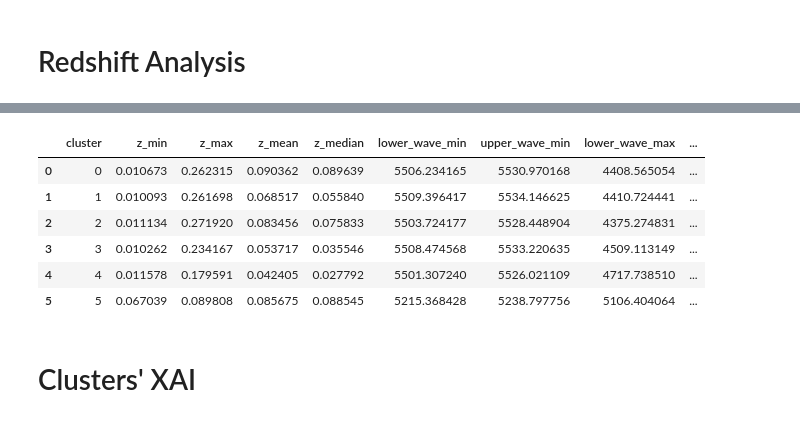
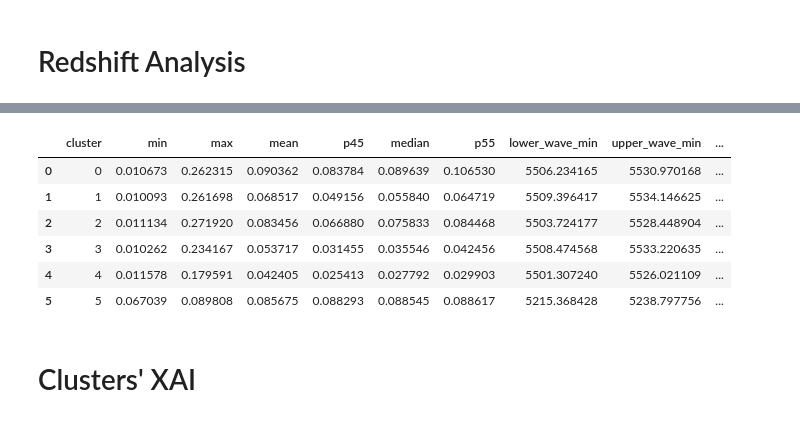
Before and after one commit to ed-ortizm/xai-astronomy, a Jupyter notebook: thesis/04_clustering_xai/03_se_cluster_analysis.ipynb, the cells around one changed output, grey strips where cells are left out. Saved outputs shown, nothing was run; the diff lists cells and outputs as text; code cells hidden in the pictures.

Commit message:
feature: compute redshift for all clusters

```diff
--- a/thesis/04_clustering_xai/03_se_cluster_analysis.ipynb
+++ b/thesis/04_clustering_xai/03_se_cluster_analysis.ipynb
@@ -588,0 +566,11 @@ z_df
+# %%
+z_df = cluster_meta_df.groupby("cluster")["z"].agg(
+    min="min",
+    max="max",
+    mean="mean",
+    p45=lambda x: x.quantile(0.45),
+    median="median",
+    p55=lambda x: x.quantile(0.55)
+).reset_index()
+z_df.to_clipboard(excel=True, index=False)
+z_df
@@ -589,22 +585,22 @@ z_df
 # %%
 low_wave, upper_wave = 5_565, 5_590
-z_df["lower_wave_min"] = low_wave / (1 + z_df["z_min"])
-z_df["upper_wave_min"] = upper_wave / (1 + z_df["z_min"])
-z_df["lower_wave_max"] = low_wave / (1 + z_df["z_max"])
-z_df["upper_wave_max"] = upper_wave / (1 + z_df["z_max"])
-z_df["lower_wave_mean"] = low_wave / (1 + z_df["z_mean"])
-z_df["upper_wave_mean"] = upper_wave / (1 + z_df["z_mean"])
-z_df["lower_wave_median"] = low_wave / (1 + z_df["z_median"])
-z_df["upper_wave_median"] = upper_wave / (1 + z_df["z_median"])
+z_df["lower_wave_min"] = low_wave / (1 + z_df["min"])
+z_df["upper_wave_min"] = upper_wave / (1 + z_df["min"])
+z_df["lower_wave_max"] = low_wave / (1 + z_df["max"])
+z_df["upper_wave_max"] = upper_wave / (1 + z_df["max"])
+z_df["lower_wave_mean"] = low_wave / (1 + z_df["mean"])
+z_df["upper_wave_mean"] = upper_wave / (1 + z_df["mean"])
+z_df["lower_wave_median"] = low_wave / (1 + z_df["median"])
+z_df["upper_wave_median"] = upper_wave / (1 + z_df["median"])
 z_df
 # %% [output]
-|  | cluster | z_min | z_max | z_mean | z_median | lower_wave_min | upper_wave_min | lower_wave_max | ... |
-| 0 | 0 | 0.010673 | 0.262315 | 0.090362 | 0.089639 | 5506.234165 | 5530.970168 | 4408.565054 | ... |
-| 1 | 1 | 0.010093 | 0.261698 | 0.068517 | 0.055840 | 5509.396417 | 5534.146625 | 4410.724441 | ... |
-| 2 | 2 | 0.011134 | 0.271920 | 0.083456 | 0.075833 | 5503.724177 | 5528.448904 | 4375.274831 | ... |
-| 3 | 3 | 0.010262 | 0.234167 | 0.053717 | 0.035546 | 5508.474568 | 5533.220635 | 4509.113149 | ... |
-| 4 | 4 | 0.011578 | 0.179591 | 0.042405 | 0.027792 | 5501.307240 | 5526.021109 | 4717.738510 | ... |
-| 5 | 5 | 0.067039 | 0.089808 | 0.085675 | 0.088545 | 5215.368428 | 5238.797756 | 5106.404064 | ... |
+|  | cluster | min | max | mean | p45 | median | p55 | lower_wave_min | upper_wave_min | ... |
+| 0 | 0 | 0.010673 | 0.262315 | 0.090362 | 0.083784 | 0.089639 | 0.106530 | 5506.234165 | 5530.970168 | ... |
+| 1 | 1 | 0.010093 | 0.261698 | 0.068517 | 0.049156 | 0.055840 | 0.064719 | 5509.396417 | 5534.146625 | ... |
+| 2 | 2 | 0.011134 | 0.271920 | 0.083456 | 0.066880 | 0.075833 | 0.084468 | 5503.724177 | 5528.448904 | ... |
+| 3 | 3 | 0.010262 | 0.234167 | 0.053717 | 0.031455 | 0.035546 | 0.042456 | 5508.474568 | 5533.220635 | ... |
+| 4 | 4 | 0.011578 | 0.179591 | 0.042405 | 0.025413 | 0.027792 | 0.029903 | 5501.307240 | 5526.021109 | ... |
+| 5 | 5 | 0.067039 | 0.089808 | 0.085675 | 0.088293 | 0.088545 | 0.088617 | 5215.368428 | 5238.797756 | ... |
 # %% [markdown]
 # Clusters' XAI
 # %% [markdown]
```
Also changed, not shown: parts of 2 cells of this notebook, 2 other files.
